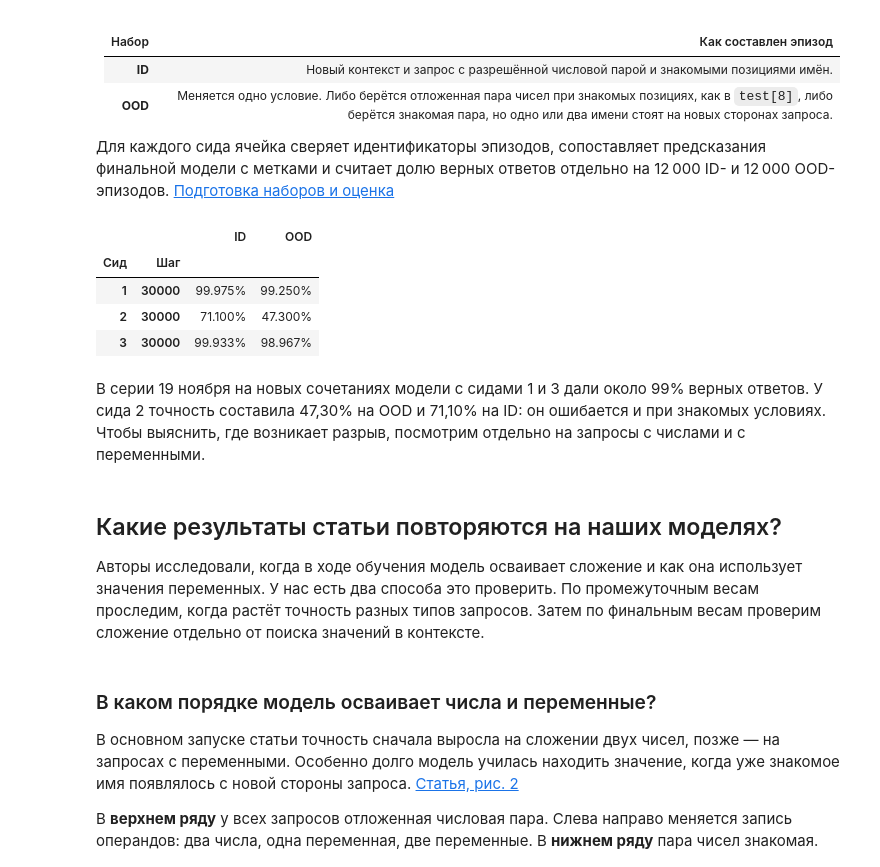
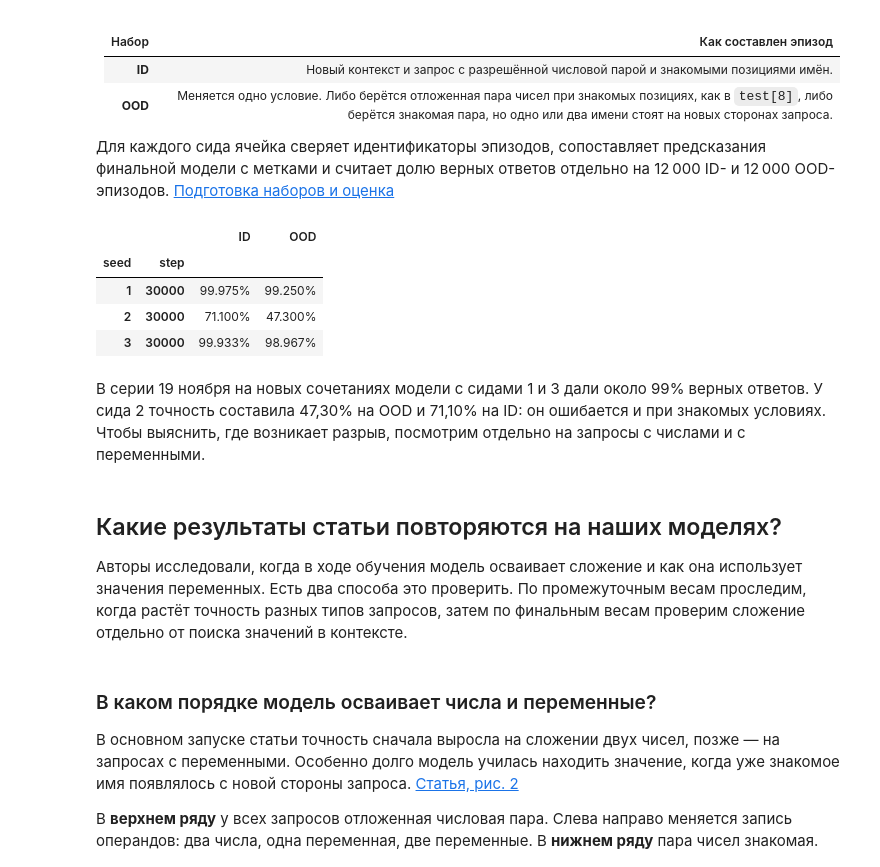
Before and after one commit to gdifer12/research_programm_icl, a Jupyter notebook: notebooks/assign-and-add.ipynb, the cells around one changed output. Saved outputs shown, nothing was run; the diff lists cells and outputs as text; code cells hidden in the pictures.

```diff
--- a/notebooks/assign-and-add.ipynb
+++ b/notebooks/assign-and-add.ipynb
@@ -113,11 +113,11 @@ display(pd.DataFrame(predictions).set_index('Строка test'))
 # %%
 scores = lab.check_final_scores(series_dir, seeds)
 final = scores.pivot(index=["seed", "step"], columns="split", values="accuracy")
 final = final.rename(columns={"id_test": "ID", "test": "OOD"})
-display(final.rename_axis(index=["Сид", "Шаг"], columns=None).style.format("{:.3%}"))
+display(final.rename_axis(index=["seed", "step"], columns=None).style.format("{:.3%}"))
 # %% [output]
 |  |  | ID | OOD |
-| Сид | Шаг |  |  |
+| seed | step |  |  |
 | 1 | 30000 | 99.975% | 99.250% |
 | 2 | 30000 | 71.100% | 47.300% |
 | 3 | 30000 | 99.933% | 98.967% |
@@ -126,7 +126,7 @@ display(final.rename_axis(index=["Сид", "Шаг"], columns=None).style.format
 # %% [markdown]
 ## Какие результаты статьи повторяются на наших моделях?
 
-Авторы исследовали, когда в ходе обучения модель осваивает сложение и как она использует значения переменных. У нас есть два способа это проверить. По промежуточным весам проследим, когда растёт точность разных типов запросов. Затем по финальным весам проверим сложение отдельно от поиска значений в контексте.
+Авторы исследовали, когда в ходе обучения модель осваивает сложение и как она использует значения переменных. Есть два способа это проверить. По промежуточным весам проследим, когда растёт точность разных типов запросов, затем по финальным весам проверим сложение отдельно от поиска значений в контексте.
 # %% [markdown]
 ### В каком порядке модель осваивает числа и переменные?
 
```
Also changed, not shown: parts of 3 cells of this notebook.
